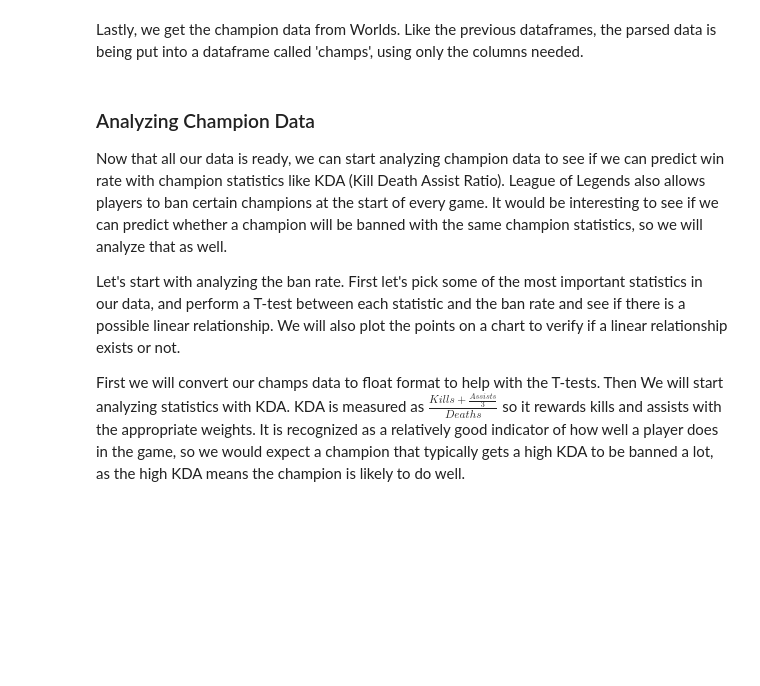
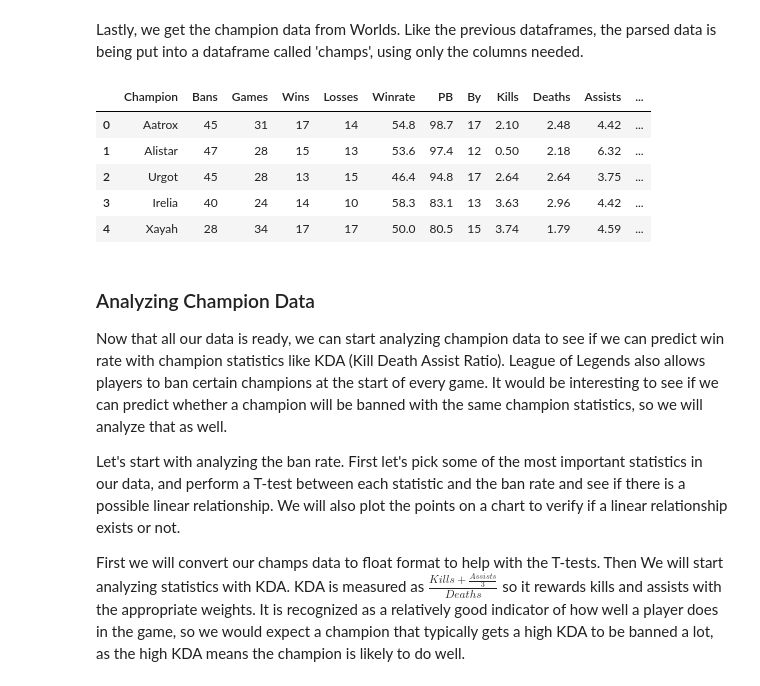
Before and after one commit to dbriggs2/dbriggs2.github.io, a Jupyter notebook: Final.ipynb, the cells around one changed output. Saved outputs shown, nothing was run; the diff lists cells and outputs as text; code cells hidden in the pictures; blank space fills up the shorter version.

```diff
--- a/Final.ipynb
+++ b/Final.ipynb
@@ -283,19 +301,5 @@ matchReg.append(pd.read_csv("LCKMatchdat.csv").drop('Unnamed: 0',axis=1))
 matchReg.append(pd.read_csv("LMSMatchdat.csv").drop('Unnamed: 0',axis=1))
 matchReg.append(pd.read_csv("VCSMatchdat.csv").drop('Unnamed: 0',axis=1))
 
-matchReg[0]['Region'] = 2 #maybe comment with what you're doing here with these numbers because i dont understand what each number is for
-matchReg[1]['Region'] = 4
-matchReg[2]['Region'] = 6
-matchReg[3]['Region'] = 5
-matchReg[4]['Region'] = 3
-matchReg[5]['Region'] = 1
-
-# We will set the winner to be either 0 or 100 to increase our weights.
-for x in range(0,len(matchReg)):
-    matchReg[x]['Winner'] = matchReg[x]['Winner']*100
-    t = matchReg[x].replace(0,5)
-    t = t.replace(100,0)
-    matchReg[x] = t.replace(5,100)
-
-# Combine each region's data into one master dataframe
-masterMatch = pd.concat(matchReg).reset_index().drop('index',axis=1)
+# Let's take a look at what one of the regions looks like now
+matchReg[0].head()
@@ -465,47 +515,63 @@ bs = BeautifulSoup(r8.text, "lxml")
 
 # split to get all champions individually
 tmp = str(bs).split("Square.png/40px")[1:]
 
-# split to get each column
-for x in range (0,len(tmp)): #USE A DIFFERENT VARIABLE NAME THAN X
+# Go through each champion
+for rowIndex in range (0,len(tmp)):
 
-    tmp[x] = tmp[x].split("</td>")
+    # Split each column
+    tmp[rowIndex] = tmp[rowIndex].split("</td>")
 
     # Get the Champion's name
-    tmp[x][0] = tmp[x][0].split("title=\"")[1].split("\"")[0]
+    tmp[rowIndex][0] = tmp[rowIndex][0].split("title=\"")[1].split("\"")[0]
 
-    # Get other column data
-    for y in range (1,19): #USE A DIFFERENT VARIABLE NAME THAN Y
-        if y==5 or y==6:
-            tmp[x][y] = tmp[x][y].split("</b>")[0]
-        if y != 7:
-            tmp[x][y] = tmp[x][y].split("center\">")[1].split("\n")[0]
+    # Get data for the other columns
+    for colIndex in range (1,19):
+        if y==5 or y==6:  # These columns are bolded, so we have to parse them differently
+            tmp[rowIndex][colIndex] = tmp[rowIndex][colIndex].split("</b>")[0]
+        if y != 7: # Normal parsing rules for all columns except the 7th
+            tmp[rowIndex][colIndex] = tmp[rowIndex][colIndex].split("center\">")[1].split("\n")[0]
 
-    t = tmp[x][7].split("_blank\">")
-    tmp[x][7] = 0 if len(t)==1 else t[1][:2]
+    # Parse differently for the 7th column
+    t = tmp[rowIndex][7].split("_blank\">")
+
+    # Since this column contains a hyperlink, we have to parse it differently.
+    # We assign it a value of 0 if the data is null in the table
+    tmp[rowIndex][7] = 0 if len(t)==1 else t[1][:2]
 
 # Convert into data frame with appropriate columns
 champs = pd.DataFrame(np.array(tmp).reshape(len(tmp),len(tmp[0])), columns = ['Champion','Bans','Games','Wins','Losses','Winrate','PB','By','Kills','Deaths','Assists','KDA','CS','CSPM','Gold','GPM','Kill Participation','Kill Share','Gold Share', '20'])
 
 # Drop unnecessary columns
 champs = champs.drop('20',axis=1)
 
-# Get just numeric data
+# Cut off extraneous characters
 champs['By'] = champs['By'].str.extract('(\d+)', expand=False)
 champs['Gold'] = champs['Gold'].str[:-1]
 champs['Kill Participation'] = champs['Kill Participation'].str[:-1]
 champs['Kill Share'] = champs['Kill Share'].str[:-1]
 champs['Gold Share'] = champs['Gold Share'].str[:-1]
 champs['Winrate'] = champs['Winrate'].str[3:]
 champs['PB'] = champs['PB'].str[3:]
 
 # Making data NaN for champs banned, but not played.
 pat = re.compile('-1')
 for col in champs.columns:
     champs[col] = champs[col].replace(pat, np.nan)
 
 # Save the data as a csv so we don't have to parse it every time.
-champs.to_csv("champs.csv")
+#champs.to_csv("champs.csv")
+
+champs = pd.read_csv("champs.csv").drop("Unnamed: 0",axis=1)
+
+champs.head()
+# %% [output]
+|  | Champion | Bans | Games | Wins | Losses | Winrate | PB | By | Kills | Deaths | Assists | ... |
+| 0 | Aatrox | 45 | 31 | 17 | 14 | 54.8 | 98.7 | 17 | 2.10 | 2.48 | 4.42 | ... |
+| 1 | Alistar | 47 | 28 | 15 | 13 | 53.6 | 97.4 | 12 | 0.50 | 2.18 | 6.32 | ... |
+| 2 | Urgot | 45 | 28 | 13 | 15 | 46.4 | 94.8 | 17 | 2.64 | 2.64 | 3.75 | ... |
+| 3 | Irelia | 40 | 24 | 14 | 10 | 58.3 | 83.1 | 13 | 3.63 | 2.96 | 4.42 | ... |
+| 4 | Xayah | 28 | 34 | 17 | 17 | 50.0 | 80.5 | 15 | 3.74 | 1.79 | 4.59 | ... |
 # %% [markdown]
 <h3> Analyzing Champion Data </h3>
 
```
Also changed, not shown: parts of 58 cells of this notebook.
